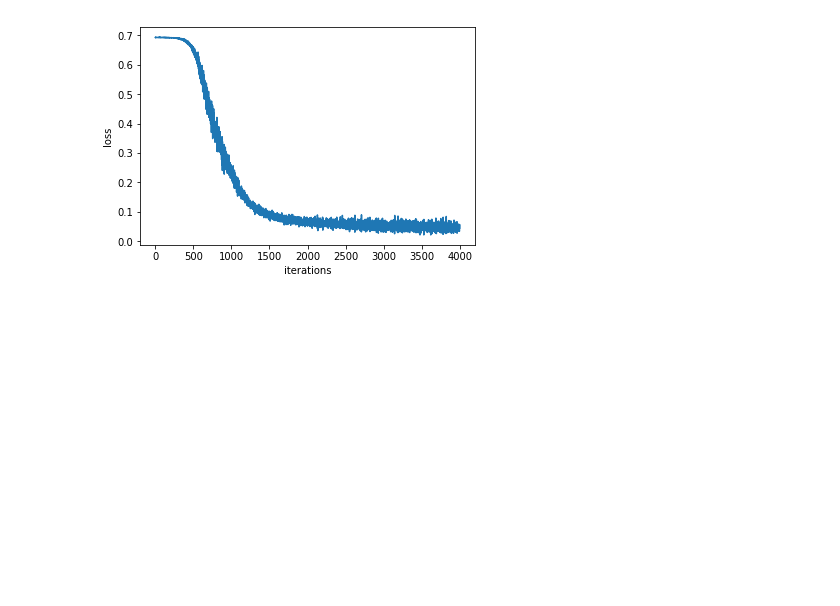
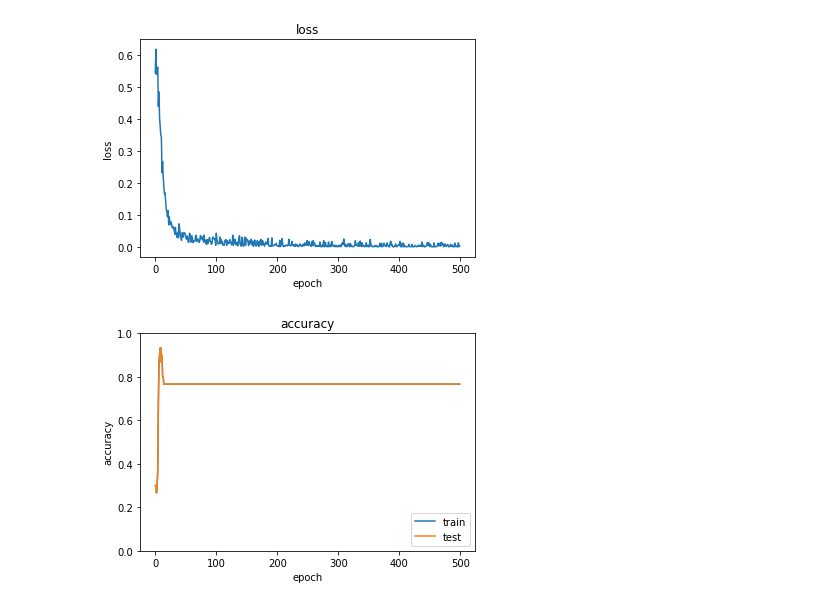
Before and after one commit to Choco-Pie-L/dnn, a Jupyter notebook: iris.ipynb, the cells around one changed output. Saved outputs shown, nothing was run; the diff lists cells and outputs as text; code cells hidden in the pictures; blank space fills up the shorter version.

```diff
--- a/iris.ipynb
+++ b/iris.ipynb
@@ -3,7 +50,7 @@ import numpy as np
 import matplotlib.pyplot as plt
 from sklearn import datasets
 from network import OriginalNet
-from optimizer import SGD
+from optimizer import SGD, Adam
 
 # データセットのロード
 iris = datasets.load_iris()
@@ -28,11 +75,11 @@ x_train = np.nan_to_num(normalize_cols(x_train))
 x_test = np.nan_to_num(normalize_cols(x_test))
 
 # ハイパーパラメータ
-max_epoch = 1000
+max_epoch = 500
 batch_size = 30
 hidden_size = 10
 output_size = 3
-learning_rate = 0.1
+learning_rate = 0.01
 
 # 学習で使用する変数
 data_size = len(x_train)
@@ -40,9 +87,11 @@ max_iters = data_size // batch_size
 total_loss = 0
 loss_count = 0
 loss_list = []
+accuracies_train = []
+accuracies_test = []
 
 model = OriginalNet(input_size=x_train.shape[1], hidden_size=hidden_size, output_size=output_size)
-optimizer = SGD(lr = learning_rate)
+optimizer = Adam(lr = learning_rate)
 
 for epoch in range(max_epoch):
     # データのシャッフル
@@ -56,19 +105,38 @@ for epoch in range(max_epoch):
 
         loss = model.forward(batch_x, batch_t)
         model.backward()
+        params, grads = remove_duplicate(model.params, model.grads)
+#         if max_grad is not None:
+#             clip_grads
         optimizer.update(model.params, model.grads)
 
         total_loss += loss
         loss_count += 1
 
+        accr_train = accuracy(model, x_test, t_test)
+        accr_test = accuracy(model, x_test, t_test)
+
         avg_loss = total_loss / loss_count
         print('| epoch %d |  iter %d / %d | loss %.2f' % (epoch + 1, iters + 1, max_iters, avg_loss))
-        loss_list.append(avg_loss)
         total_loss, loss_count = 0, 0
 
+    accuracies_train.append(accr_train)
+    accuracies_test.append(accr_test)
+    loss_list.append(avg_loss)
+
 # 学習結果のプロット
-plt.plot(np.arange(len(loss_list)), loss_list, label='train')
-plt.xlabel('iterations')
+plt.plot(range(max_epoch), loss_list, label='train')
+plt.title("loss")
+plt.xlabel('epoch')
 plt.ylabel('loss')
 plt.show()
+
+plt.plot(range(max_epoch), accuracies_train, label='train')
+plt.plot(range(max_epoch), accuracies_test, label='test')
+plt.legend(loc="lower right")
+plt.title("accuracy")
+plt.xlabel('epoch')
+plt.ylabel('accuracy')
+plt.ylim(0, 1.0)
+plt.show()
 # %% [output]
@@ -92 +160,2 @@ plt.show()
-[figure, old version]
+[figure, new version]
+[figure, added]
```
Also changed, not shown: parts of 2 cells of this notebook, 2 other files.
